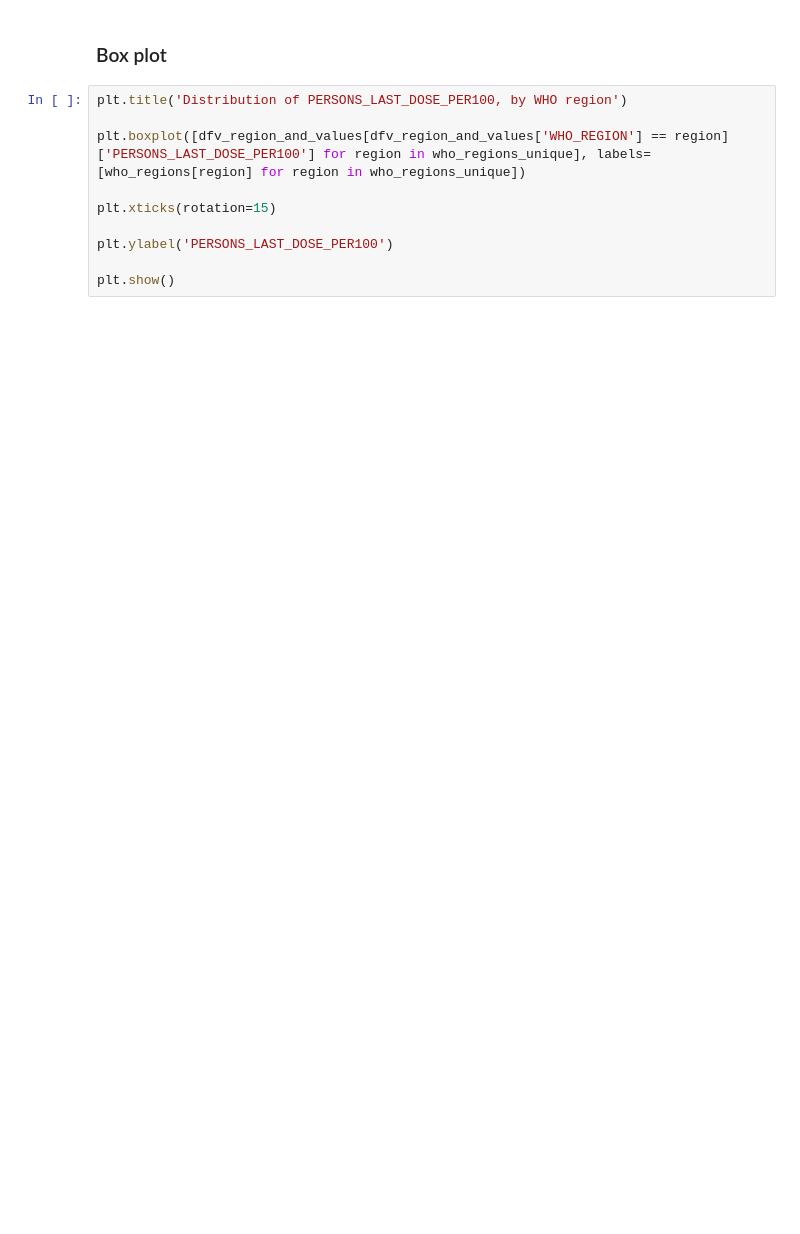
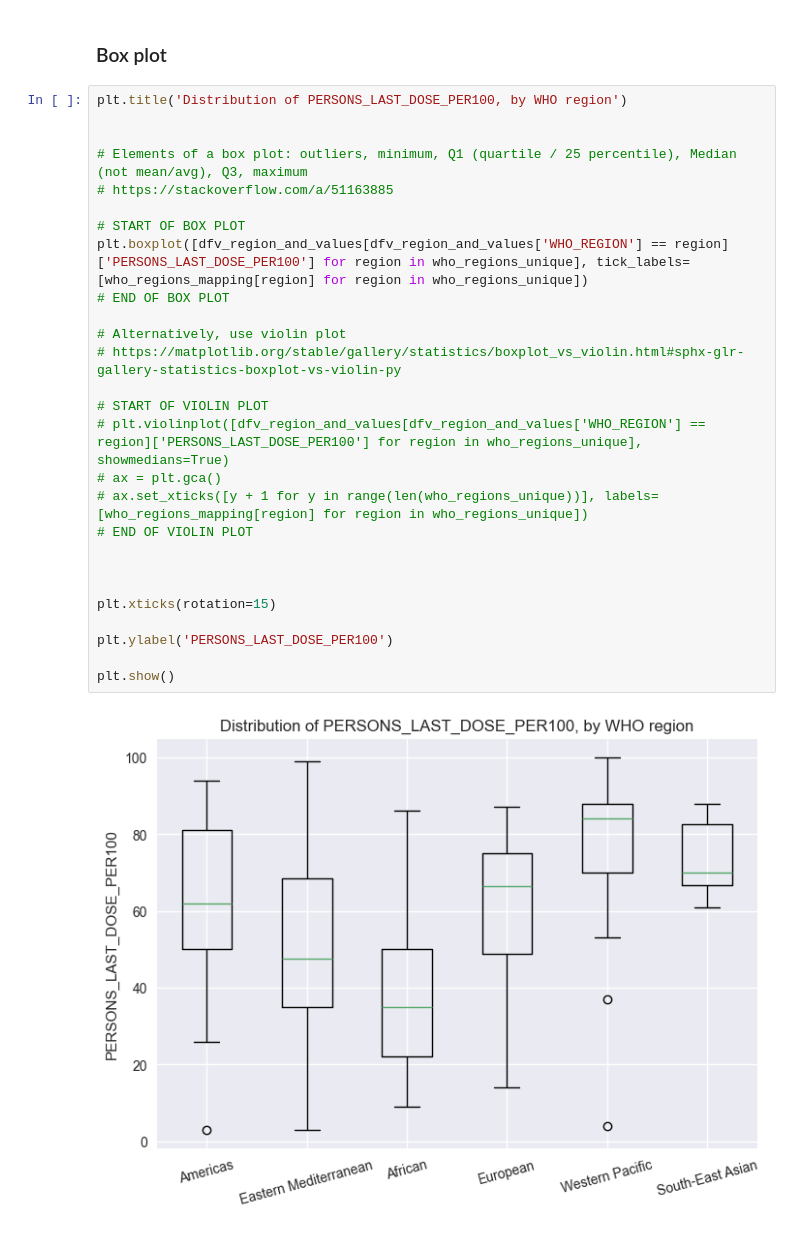
Before and after one commit to MRCIEU/python_and_health_ds_training, a Jupyter notebook: day-2/4-visualisation.ipynb, the cells around one changed output. Drawn from its saved outputs; the diff is of its cells as text; blank space fills up the shorter version.

```diff
--- a/day-2/4-visualisation.ipynb
+++ b/day-2/4-visualisation.ipynb
@@ -74,10 +191,29 @@ plt.show()
 # %%
 plt.title('Distribution of PERSONS_LAST_DOSE_PER100, by WHO region')
 
-plt.boxplot([dfv_region_and_values[dfv_region_and_values['WHO_REGION'] == region]['PERSONS_LAST_DOSE_PER100'] for region in who_regions_unique], labels=[who_regions[region] for region in who_regions_unique])
+
+# Elements of a box plot: outliers, minimum, Q1 (quartile / 25 percentile), Median (not mean/avg), Q3, maximum
+# https://stackoverflow.com/a/51163885
+
+# START OF BOX PLOT
+plt.boxplot([dfv_region_and_values[dfv_region_and_values['WHO_REGION'] == region]['PERSONS_LAST_DOSE_PER100'] for region in who_regions_unique], tick_labels=[who_regions_mapping[region] for region in who_regions_unique])
+# END OF BOX PLOT
+
+# Alternatively, use violin plot
+# https://matplotlib.org/stable/gallery/statistics/boxplot_vs_violin.html#sphx-glr-gallery-statistics-boxplot-vs-violin-py
+
+# START OF VIOLIN PLOT
+# plt.violinplot([dfv_region_and_values[dfv_region_and_values['WHO_REGION'] == region]['PERSONS_LAST_DOSE_PER100'] for region in who_regions_unique], showmedians=True)
+# ax = plt.gca()
+# ax.set_xticks([y + 1 for y in range(len(who_regions_unique))], labels=[who_regions_mapping[region] for region in who_regions_unique])
+# END OF VIOLIN PLOT
+
+
 
 plt.xticks(rotation=15)
 
 plt.ylabel('PERSONS_LAST_DOSE_PER100')
 
 plt.show()
+# %% [output]
+[figure, added]
```
Also changed, not shown: parts of 11 cells of this notebook, 4 other files.
